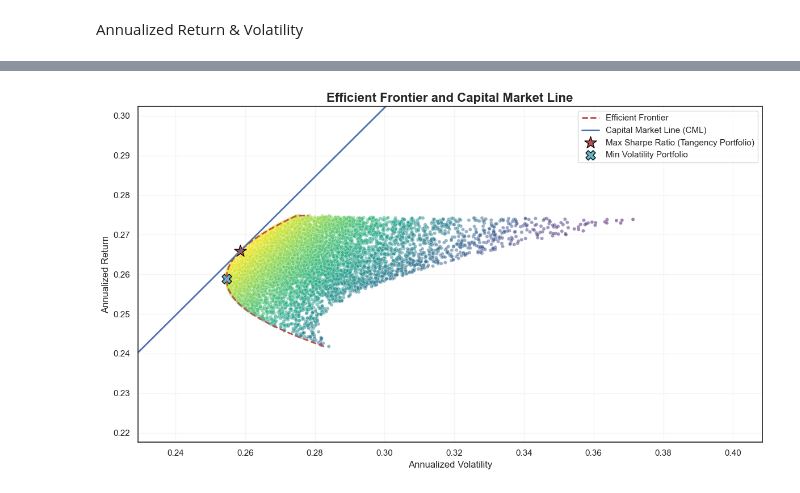
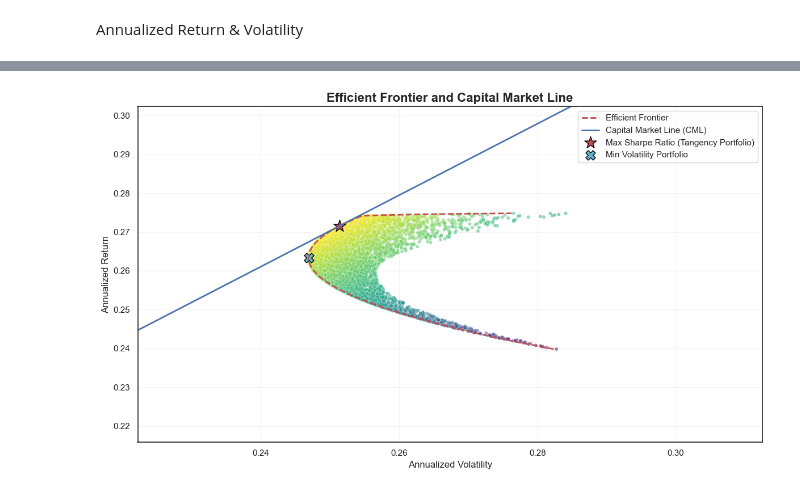
Before and after one commit to whanyu1212/ft5009-assignment2, a Jupyter notebook: notebook/scratchpad.ipynb, the cells around one changed output, grey strips where cells are left out. Drawn from its saved outputs; the diff is of its cells as text; code cells hidden in the pictures.

```diff
--- a/notebook/scratchpad.ipynb
+++ b/notebook/scratchpad.ipynb
@@ -244,8 +239,11 @@ Market Portfolio A:
 Portfolio constructed using the 3 stocks that come from the same sector and have positive returns for the past 10 years
 # %%
-df_subset = df_olhcv_processed.loc[df_olhcv_processed['Symbol'].isin(['AAPL', 'GOOG', 'META'])]
+df_portfolio_a = df_olhcv_processed.loc[df_olhcv_processed['Symbol'].isin(['AAPL', 'GOOGL', 'MSFT'])]
 # %%
-portfolio_optimizer = PortfolioOptimizer(input_data=df_subset, risk_free_rate=0.04, iterations=10000)
+portfolio_optimizer = PortfolioOptimizer(input_data=df_portfolio_a,
+                                         risk_free_rate=default_config.risk_free_rate,
+                                         iterations=10000)
+# We are using the arithmetic annualized return for the calculation here for simplicity
 
 results, max_sharpe_portfolio, min_volatility_portfolio = portfolio_optimizer.monte_carlo_optimization()
 # %%
@@ -280,76 +278,15 @@ Name: 6126, dtype: float64
 # %%
-# TODO: refactor
-
-# Calculate the efficient frontier
 efficient_frontier = portfolio_optimizer.calculate_efficient_frontier(results, 1000)
 
-risk_free_rate = portfolio_optimizer.risk_free_rate
-max_sharpe_vol = max_sharpe_portfolio['Volatility']
-max_sharpe_ret = max_sharpe_portfolio['Return']
+cml_x, cml_y = portfolio_optimizer.calculate_cml(max_sharpe_portfolio, results)
 
-# Calculate the slope of the CML (which is the Sharpe Ratio)
-cml_slope = (max_sharpe_ret - risk_free_rate) / max_sharpe_vol
-
-
-cml_x = [0, results['Volatility'].max() * 1.1]
-
-cml_y = [risk_free_rate, risk_free_rate + cml_slope * cml_x[1]]
-
-
-sns.set_theme(style="white")
-plt.figure(figsize=(12, 7))
-
-# Plot the Monte Carlo simulation results
-sns.scatterplot(
-    data=results,
-    x='Volatility',
-    y='Return',
-    hue='Sharpe Ratio',
-    palette='viridis',
-    s=20,
-    alpha=0.5,
-    legend=False
-)
-
-# Plot the Efficient Frontier
-plt.plot(efficient_frontier['Volatility'], efficient_frontier['Return'], 'r--', linewidth=2, label='Efficient Frontier')
-
-# Plot the CML
-plt.plot(cml_x, cml_y, 'b-', linewidth=2, label='Capital Market Line (CML)')
-
-# Highlight the max Sharpe ratio portfolio
-plt.scatter(
-    max_sharpe_portfolio['Volatility'],
-    max_sharpe_portfolio['Return'],
-    color='r',
-    marker='*',
-    s=250,
-    edgecolors='black',
-    label='Max Sharpe Ratio (Tangency Portfolio)'
-)
-
-# Highlight the min volatility portfolio
-plt.scatter(
-    min_volatility_portfolio['Volatility'],
-    min_volatility_portfolio['Return'],
-    color='c',
-    marker='X',
-    s=150,
-    edgecolors='black',
-    label='Min Volatility Portfolio'
-)
-
-
-plt.title('Efficient Frontier and Capital Market Line', fontsize=16, fontweight='bold')
-plt.xlabel('Annualized Volatility', fontsize=12)
-plt.ylabel('Annualized Return', fontsize=12)
-plt.xlim(results['Volatility'].min() * 0.9, results['Volatility'].max() * 1.1)
-plt.ylim(results['Return'].min() * 0.9, results['Return'].max() * 1.1)
-plt.legend()
-plt.grid(True, alpha=0.2)
-plt.tight_layout()
-plt.show()
+PlottingUtil.plot_portfolio_optimization_results(results,
+                                                 efficient_frontier,
+                                                 cml_x,
+                                                 cml_y,
+                                                 max_sharpe_portfolio,
+                                                 min_volatility_portfolio)
 # %% [output]
-[figure, old version]
+[figure, new version]
 # %%
 optimal_weights = max_sharpe_portfolio.filter(like="Weight_")
```
Also changed, not shown: parts of 40 cells of this notebook, 8 other files.
